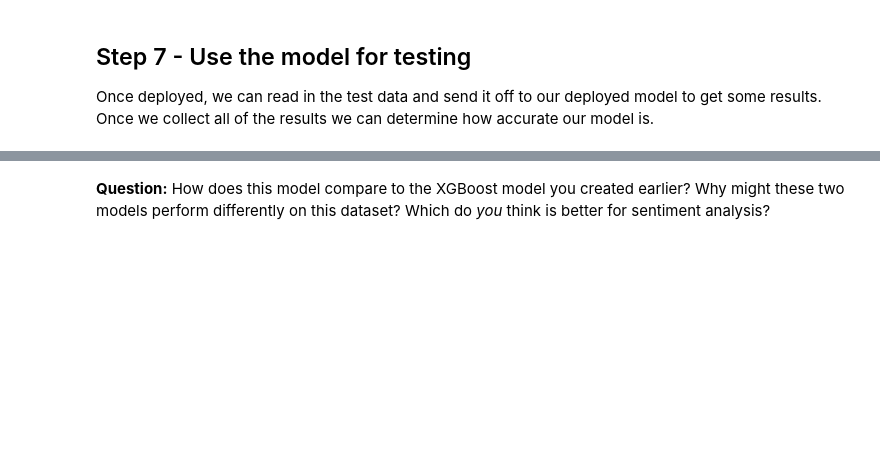
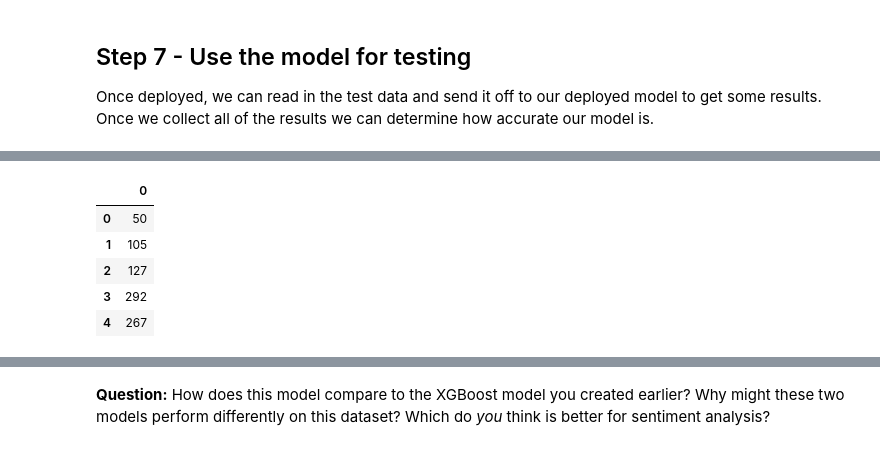
Before and after one commit to jarb29/UdacityFirstProject, a Jupyter notebook: SageMaker Project.ipynb, the cells around one changed output, grey strips where cells are left out. Drawn from its saved outputs; the diff is of its cells as text; code cells hidden in the pictures; blank space fills up the shorter version.

```diff
--- a/SageMaker Project.ipynb
+++ b/SageMaker Project.ipynb
@@ -580,0 +585,10 @@ test_X = pd.concat([pd.DataFrame(test_X_len), pd.DataFrame(test_X)], axis=1)
+# %%
+new_a = pd.DataFrame(test_X_len)
+new_a.head()
+# %% [output]
+|  | 0 |
+| 0 | 50 |
+| 1 | 105 |
+| 2 | 127 |
+| 3 | 292 |
+| 4 | 267 |
```
Also changed, not shown: parts of 20 cells of this notebook.
